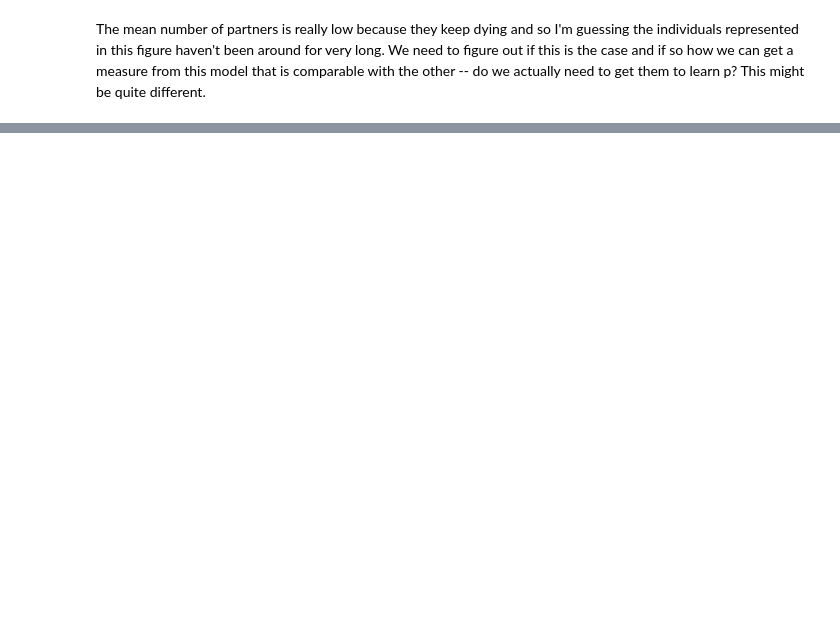
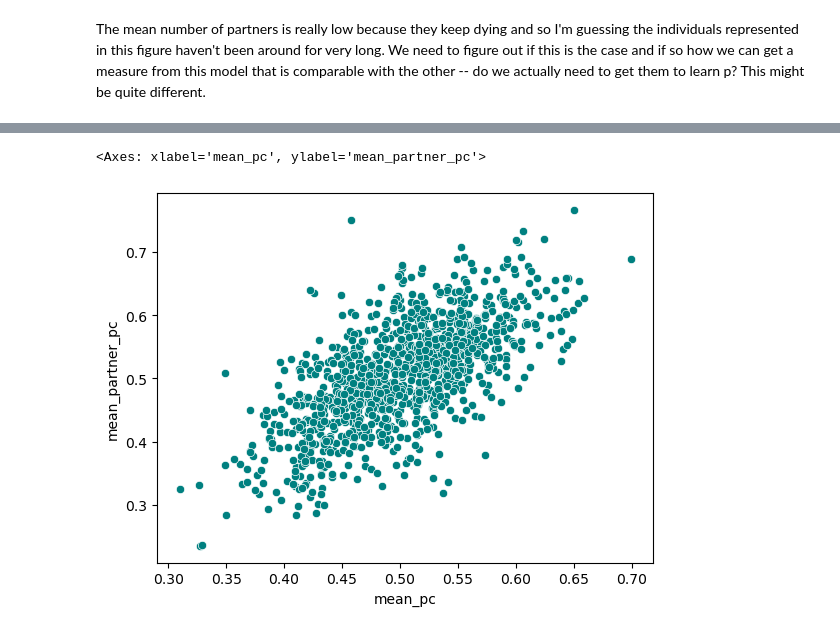
Before and after one commit to beckypadget/partnerswitching_model, a Jupyter notebook: model-evolution.ipynb, the cells around one changed output, grey strips where cells are left out. Cells and saved outputs as stored; diff of their text form; code cells hidden in the pictures; blank space fills up the shorter version.

```diff
--- a/model-evolution.ipynb
+++ b/model-evolution.ipynb
@@ -257,0 +379,5 @@ The mean number of partners is really low because they keep dying and so I'm gue
+# %%
+sns.scatterplot(data=df, x=df['mean_pc'], y=df['mean_partner_pc'], color="teal")
+# %% [output]
+<Axes: xlabel='mean_pc', ylabel='mean_partner_pc'>
+[figure, added]
```
Also changed, not shown: parts of 11 cells of this notebook, 2 other files.
